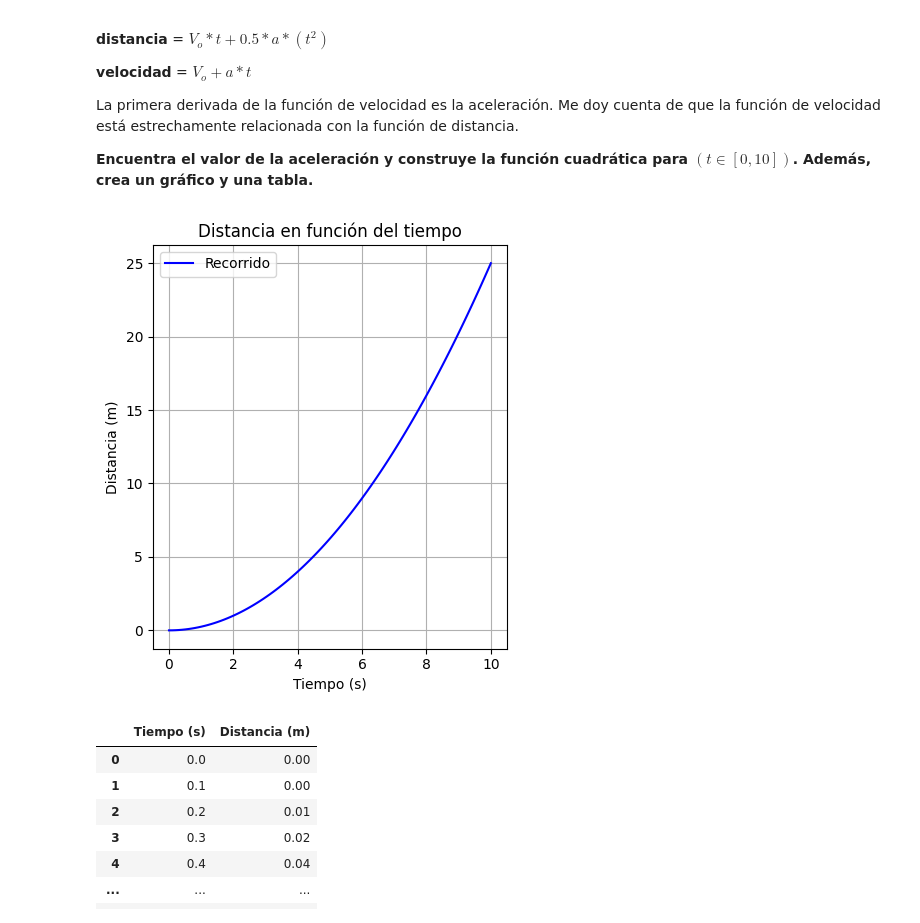
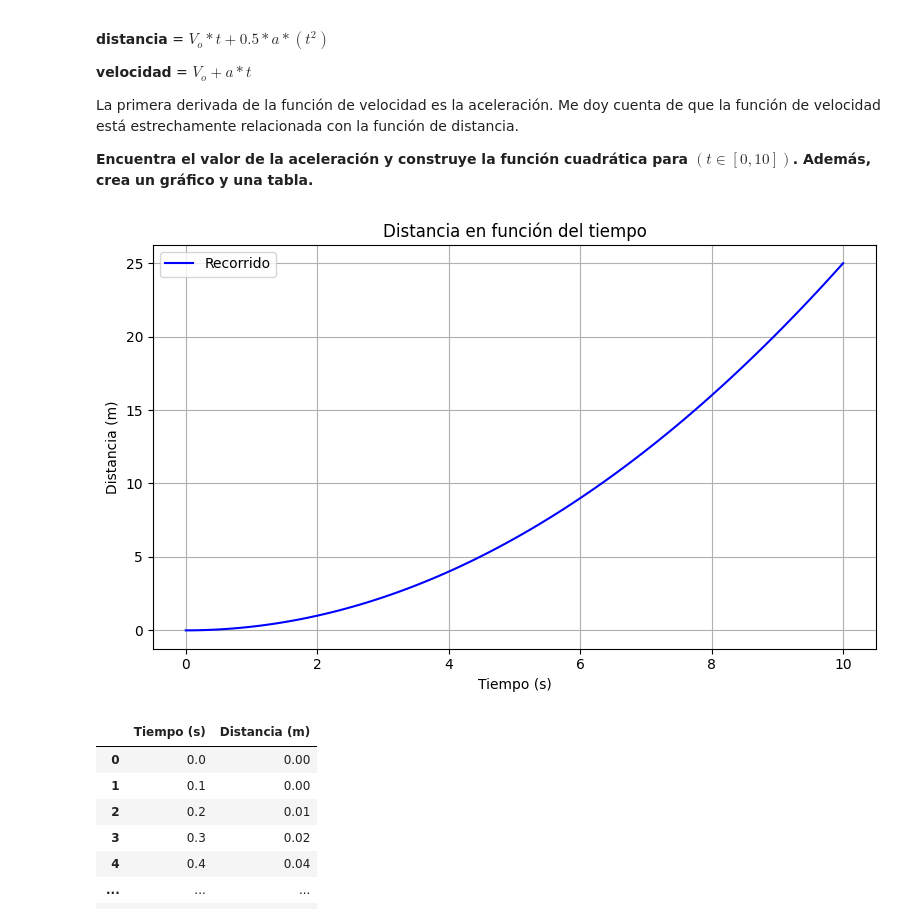
Before and after one commit to 4GeeksAcademy/Gonz3092-ejercicios-algebra-lienal, a Jupyter notebook: notebook/problems.es.ipynb, the cells around one changed output. Drawn from its saved outputs; the diff is of its cells as text; code cells hidden in the pictures.

```diff
--- a/notebook/problems.es.ipynb
+++ b/notebook/problems.es.ipynb
@@ -88,26 +88,24 @@ La primera derivada de la función de velocidad es la aceleración. Me doy cuent
 # %%
 # Define y grafica la función cuadrática
 t = np.linspace(0, 10, 100)
 
 def da(t):
     a = 0.5
     return (0 * t) + (0.5 * a * (t**2))
 
 plt.figure(figsize=(8, 5))
 
-# Gráfico de distancia
-plt.subplot(1, 2, 1)
 plt.plot(t, da(t), label='Recorrido', color='b')
 plt.xlabel('Tiempo (s)')
 plt.ylabel('Distancia (m)')
 plt.title('Distancia en función del tiempo')
 plt.grid(True)
 plt.legend()
 
 plt.tight_layout()
 plt.show()
 # %% [output]
-[figure, old version]
+[figure, new version]
 # %%
 # Crea un DataFrame
 
```
Also changed, not shown: parts of 4 cells of this notebook.
